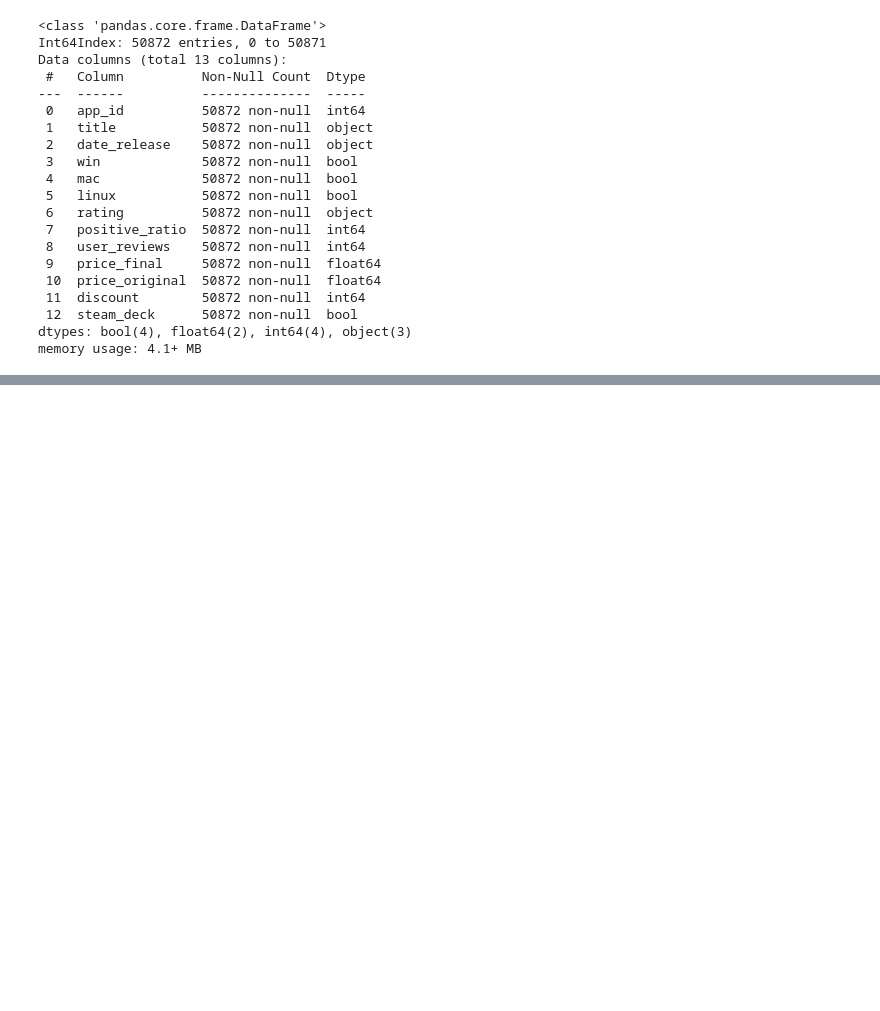
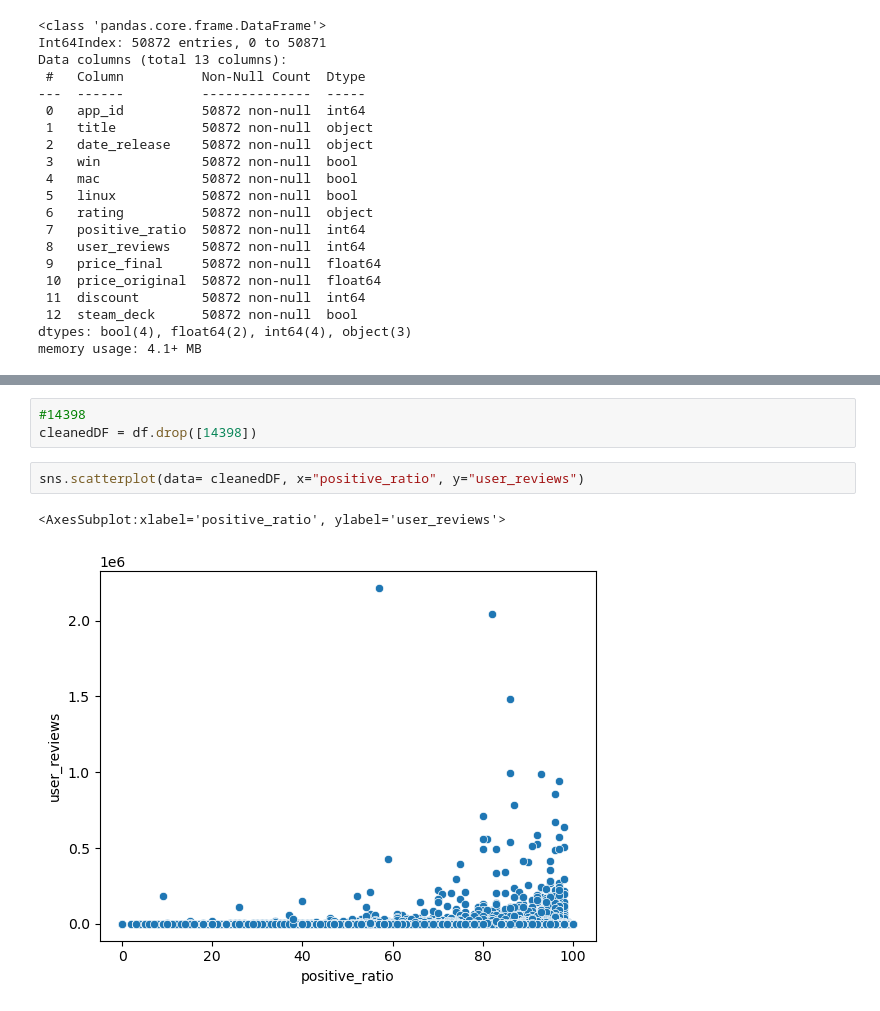
Before and after one commit to CrunchySweet/AI, a Jupyter notebook: Semester1/Games/Games EXIT.ipynb, the cells around one changed output, grey strips where cells are left out. Drawn from its saved outputs; the diff is of its cells as text; blank space fills up the shorter version.

```diff
--- a/Semester1/Games/Games EXIT.ipynb
+++ b/Semester1/Games/Games EXIT.ipynb
@@ -35,0 +59,8 @@ memory usage: 4.1+ MB
+# %%
+#14398
+cleanedDF = df.drop([14398])
+# %%
+sns.scatterplot(data= cleanedDF, x="positive_ratio", y="user_reviews")
+# %% [output]
+<AxesSubplot:xlabel='positive_ratio', ylabel='user_reviews'>
+[figure, added]
```
Also changed, not shown: parts of 6 cells of this notebook.
